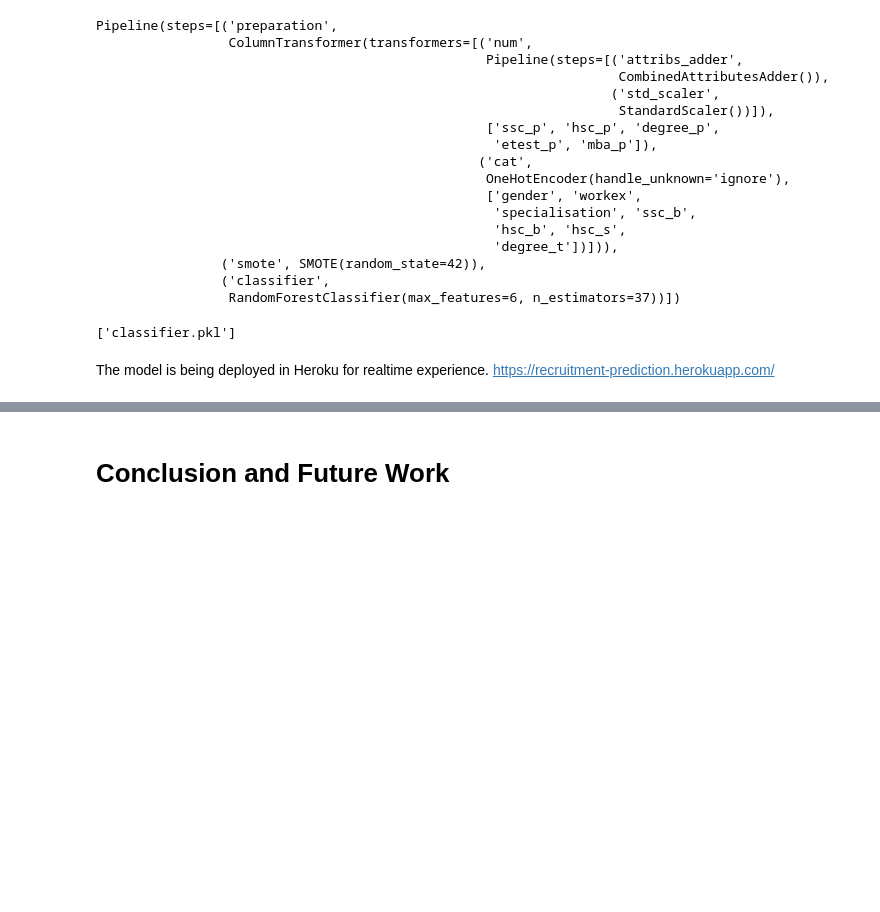
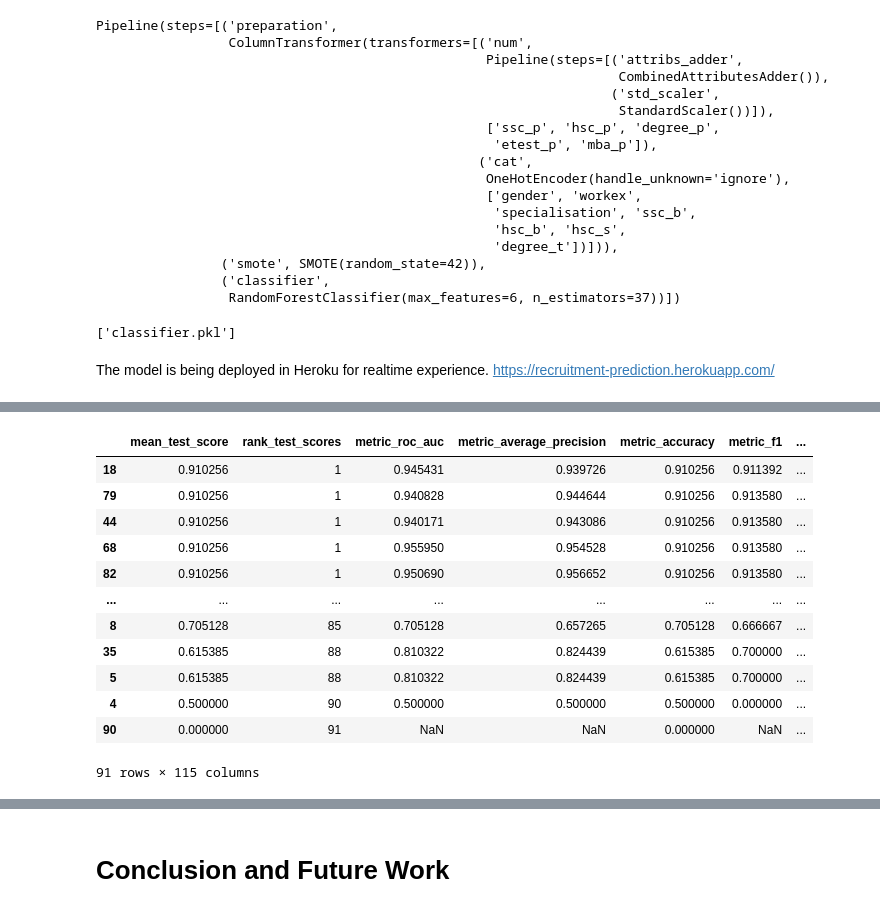
Before and after one commit to Kirushikesh/Campus_Recruitment_Prediction, a Jupyter notebook: CR_Machine_Learning.ipynb, the cells around one changed output, grey strips where cells are left out. Saved outputs shown, nothing was run; the diff lists cells and outputs as text; code cells hidden in the pictures; blank space fills up the shorter version.

```diff
--- a/CR_Machine_Learning.ipynb
+++ b/CR_Machine_Learning.ipynb
@@ -1063,0 +1207,17 @@ The model is being deployed in Heroku for realtime experience. https://recruitme
+# %%
+#We can view the results and the chosen hyperparameters.
+pd.DataFrame(model.cv_results_).sort_values(by = 'mean_test_score', ascending = False)
+# %% [output]
+|  | mean_test_score | rank_test_scores | metric_roc_auc | metric_average_precision | metric_accuracy | metric_f1 | ... |
+| 18 | 0.910256 | 1 | 0.945431 | 0.939726 | 0.910256 | 0.911392 | ... |
+| 79 | 0.910256 | 1 | 0.940828 | 0.944644 | 0.910256 | 0.913580 | ... |
+| 44 | 0.910256 | 1 | 0.940171 | 0.943086 | 0.910256 | 0.913580 | ... |
+| 68 | 0.910256 | 1 | 0.955950 | 0.954528 | 0.910256 | 0.913580 | ... |
+| 82 | 0.910256 | 1 | 0.950690 | 0.956652 | 0.910256 | 0.913580 | ... |
+| ... | ... | ... | ... | ... | ... | ... | ... |
+| 8 | 0.705128 | 85 | 0.705128 | 0.657265 | 0.705128 | 0.666667 | ... |
+| 35 | 0.615385 | 88 | 0.810322 | 0.824439 | 0.615385 | 0.700000 | ... |
+| 5 | 0.615385 | 88 | 0.810322 | 0.824439 | 0.615385 | 0.700000 | ... |
+| 4 | 0.500000 | 90 | 0.500000 | 0.500000 | 0.500000 | 0.000000 | ... |
+| 90 | 0.000000 | 91 | NaN | NaN | 0.000000 | NaN | ... |
+91 rows × 115 columns
```
Also changed, not shown: parts of 19 cells of this notebook.
